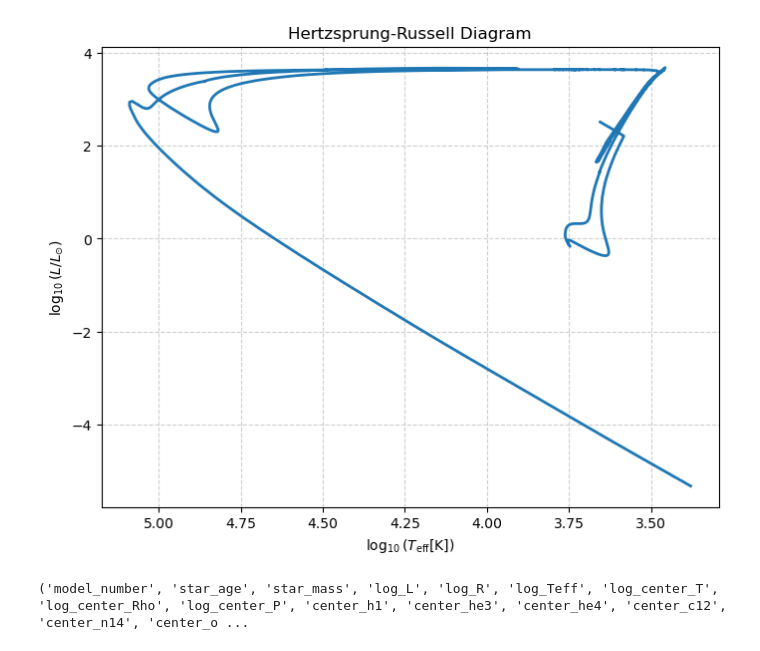
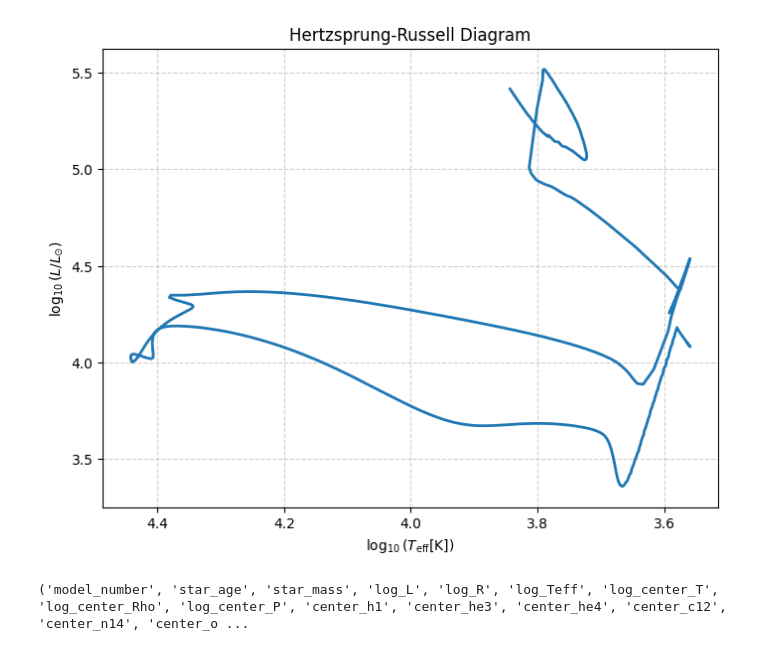
Before and after one commit to ethanmarq/M-star-analysis, a Jupyter notebook: MESA_basics.ipynb, the cells around one changed output. Saved outputs shown, nothing was run; the diff lists cells and outputs as text; code cells hidden in the pictures.

```diff
--- a/MESA_basics.ipynb
+++ b/MESA_basics.ipynb
@@ -4,25 +1,25 @@
 # %%
 import matplotlib.pyplot as plt
 import mesa_reader as mr
 import numpy as np
 
 #  Load your history file. Note directory location specified.
-h = mr.MesaData('./history.data')
+h = mr.MesaData('./MESA-Web_Job_04012666280/trimmed_history.data')
 
 # Make the plot
 plt.figure(figsize=(8, 6))
 plt.plot(h.log_Teff, h.log_L, color='tab:blue', lw=2)
 
 # Formatting and labels
 plt.gca().invert_xaxis()  # Hotter stars on the left
 plt.xlabel(r'$\log_{10}(T_{\rm eff} [ {\rm K}])$')
 plt.ylabel(r'$\log_{10}(L / L_{\odot})$')
 plt.title('Hertzsprung-Russell Diagram')
 plt.grid(True, linestyle='--', alpha=0.6)
 
 plt.show()
 # %% [output]
-[figure, old version]
+[figure, new version]
 # %%
 # What are the variable names in the history file?
 print(h.bulk_names)
```
Also changed, not shown: parts of 4 cells of this notebook, 2 other files.
